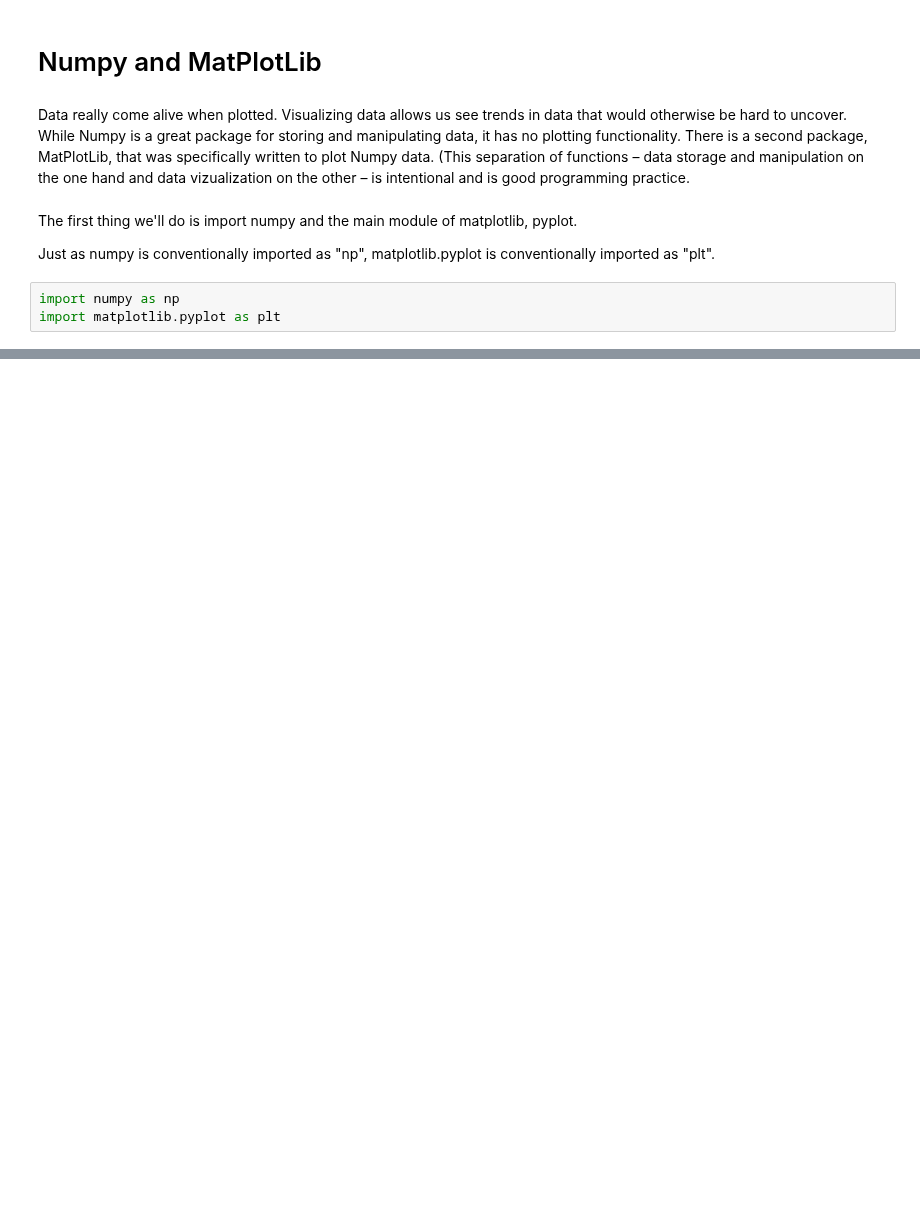
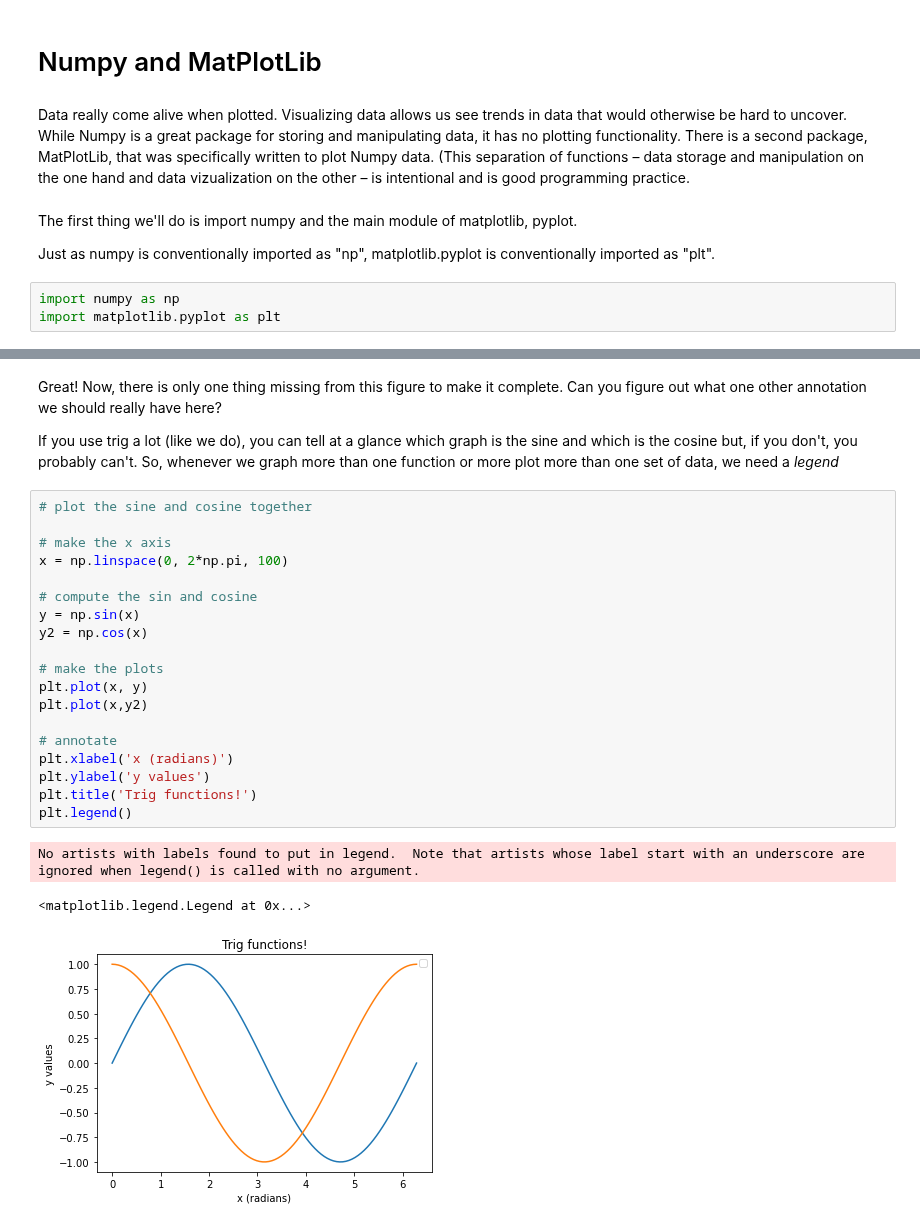
Before and after one commit to psychdatascience/FDS-CourseTwo, a Jupyter notebook: tu08_re_MatPlotLib.ipynb, the cells around one changed output, grey strips where cells are left out. Drawn from its saved outputs; the diff is of its cells as text; blank space fills up the shorter version.

Commit message:
good progress on matplotlib tu

```diff
--- a/tu08_re_MatPlotLib.ipynb
+++ b/tu08_re_MatPlotLib.ipynb
@@ -21,0 +81,27 @@ plt.plot(x, y)
+# %% [markdown]
+Great! Now, there is only one thing missing from this figure to make it complete. Can you figure out what one other annotation we should really have here?
+
+If you use trig a lot (like we do), you can tell at a glance which graph is the sine and which is the cosine but, if you don't, you probably can't. So, whenever we graph more than one function or more plot more than one set of data, we need a *legend*
+# %%
+# plot the sine and cosine together
+
+# make the x axis
+x = np.linspace(0, 2*np.pi, 100)
+
+# compute the sin and cosine
+y = np.sin(x)
+y2 = np.cos(x)
+
+# make the plots
+plt.plot(x, y)
+plt.plot(x,y2)
+
+# annotate
+plt.xlabel('x (radians)')
+plt.ylabel('y values')
+plt.title('Trig functions!')
+plt.legend()
+# %% [output]
+No artists with labels found to put in legend.  Note that artists whose label start with an underscore are ignored when legend() is called with no argument.
+<matplotlib.legend.Legend at 0x...>
+[figure, added]
```
Also changed, not shown: parts of 22 cells of this notebook.
